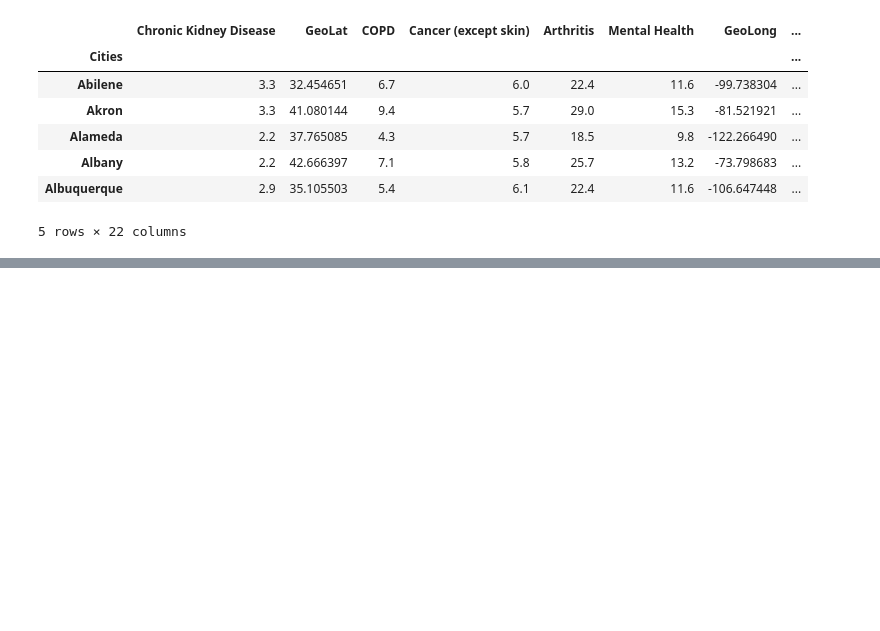
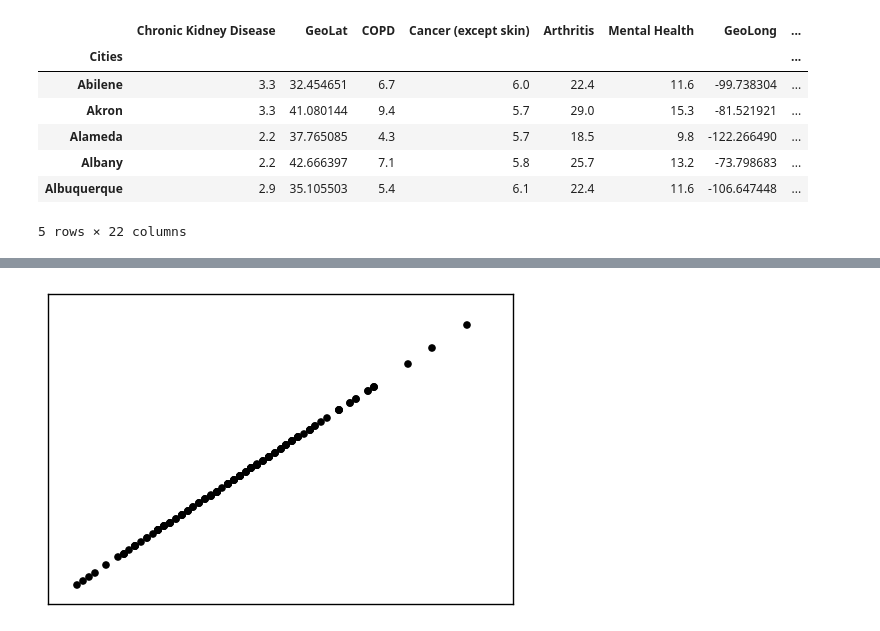
Before and after one commit to RJBeetel3/500_Cities_Project, a Jupyter notebook: 500_Cities_Linear_Regression.ipynb, the cells around one changed output, grey strips where cells are left out. Saved outputs shown, nothing was run; the diff lists cells and outputs as text; code cells hidden in the pictures; blank space fills up the shorter version.

```diff
--- a/500_Cities_Linear_Regression.ipynb
+++ b/500_Cities_Linear_Regression.ipynb
@@ -268,18 +306,20 @@ plt.show()
 # %%
 X_train, X_test, y_train, y_test = train_test_split(X,y,test_size = 0.3,
                                                    random_state = 42)
 
 lr.fit(X_train, y_train)
 lr.score(X_test, y_test)
 predicted = lr.predict(X_test)
-len(X_test['Current Smoking'])
 
-plt.scatter(X_test['Current Smoking'], y_test,  color='black')
-plt.scatter(X_test['Current Smoking'], lr.predict(X_test), color='blue',
-         linewidth=3)
+
+plt.scatter(y_test, predicted,  color='black')
+#plt.scatter(X_test['Current Smoking'], lr.predict(X_test), color='blue',
+#         linewidth=3)
 plt.xticks(())
 plt.yticks(())
 plt.show()
+# %% [output]
+[figure, added]
 # %%
 plt.scatter(X['Physical Activity'], y)
 plt.xticks(())
```
Also changed, not shown: parts of 24 cells of this notebook.
